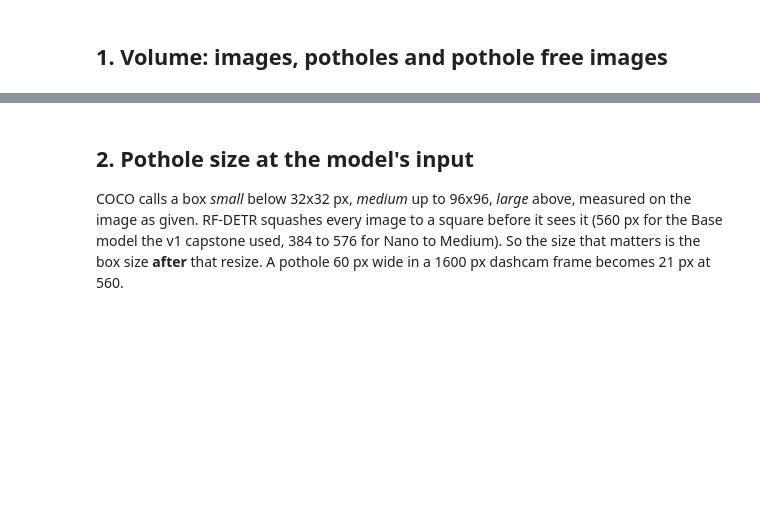
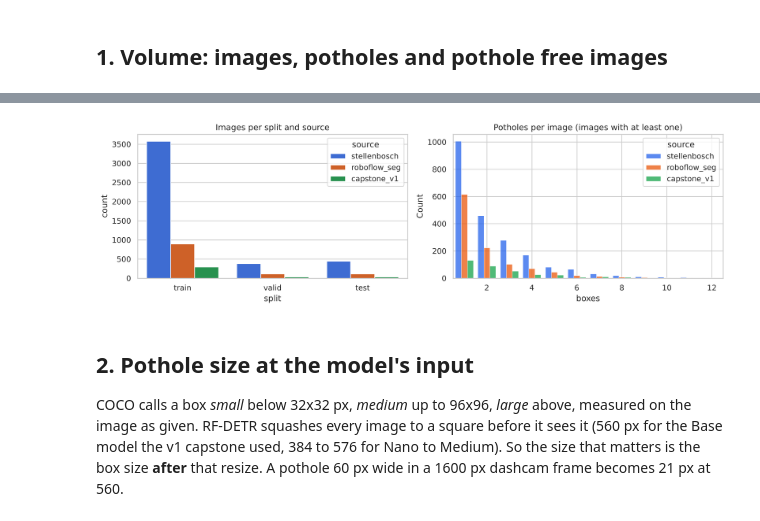
Before and after one commit to JBWandera/Capstone, a Jupyter notebook: notebooks/03_eda.ipynb, the cells around one changed output, grey strips where cells are left out. Drawn from its saved outputs; the diff is of its cells as text; code cells hidden in the pictures; blank space fills up the shorter version.

```diff
--- a/notebooks/03_eda.ipynb
+++ b/notebooks/03_eda.ipynb
@@ -45,4 +47,5 @@ boxes = pd.DataFrame(allc["annotations"])
 boxes = boxes.merge(imgs[["id", "source", "split", "width", "height"]].rename(columns={"id": "image_id"}), on="image_id")
 boxes[["x", "y", "w", "h"]] = pd.DataFrame(boxes.bbox.tolist(), index=boxes.index)
 SOURCE_ORDER = ["stellenbosch", "roboflow_seg", "capstone_v1"]
+PALETTE = {"stellenbosch": "#2563eb", "roboflow_seg": "#ea580c", "capstone_v1": "#16a34a", "uganda_holdout": "#a855f7"}
 print(len(imgs), "images,", len(boxes), "boxes")
@@ -60,12 +72,14 @@ vol
 # %%
 fig, ax = plt.subplots(1, 2, figsize=(13, 4))
-sns.countplot(data=imgs, x="split", hue="source", hue_order=SOURCE_ORDER, order=["train", "valid", "test"], ax=ax[0])
+sns.countplot(data=imgs, x="split", hue="source", hue_order=SOURCE_ORDER, palette=PALETTE, order=["train", "valid", "test"], ax=ax[0])
 ax[0].set_title("Images per split and source")
 pos = imgs[imgs.boxes > 0]
-sns.histplot(data=pos, x="boxes", hue="source", hue_order=SOURCE_ORDER, discrete=True, multiple="dodge",
+sns.histplot(data=pos, x="boxes", hue="source", hue_order=SOURCE_ORDER, palette=PALETTE, discrete=True, multiple="dodge",
              shrink=.8, ax=ax[1])
 ax[1].set_xlim(0.5, 12.5); ax[1].set_title("Potholes per image (images with at least one)")
 plt.tight_layout(); plt.show()
+# %% [output]
+[figure, added]
 # %% [markdown]
 ## 2. Pothole size at the model's input
 
```
Also changed, not shown: parts of 11 cells of this notebook, 11 other files.
